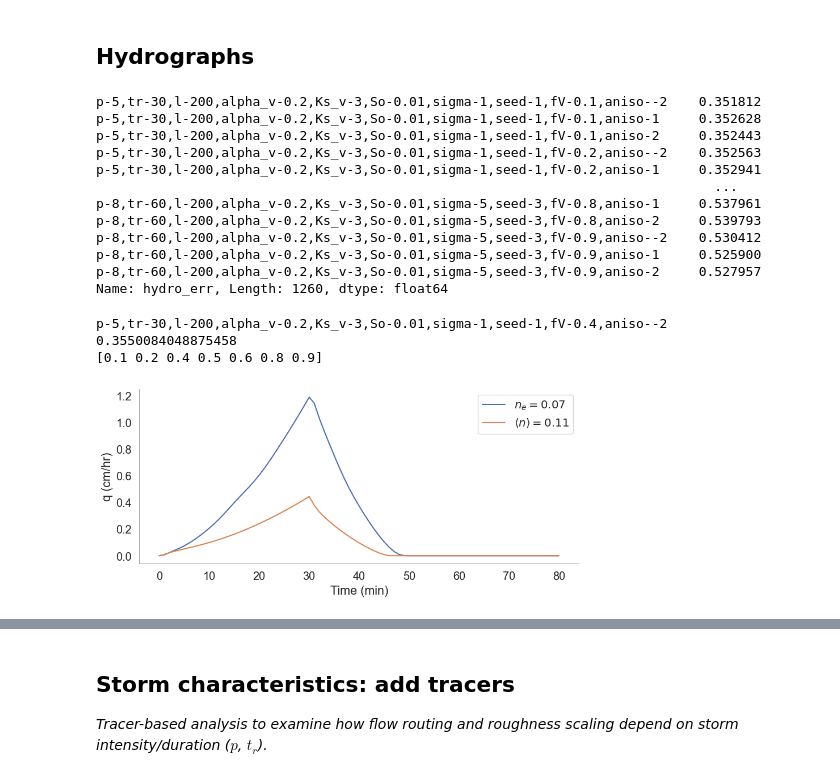
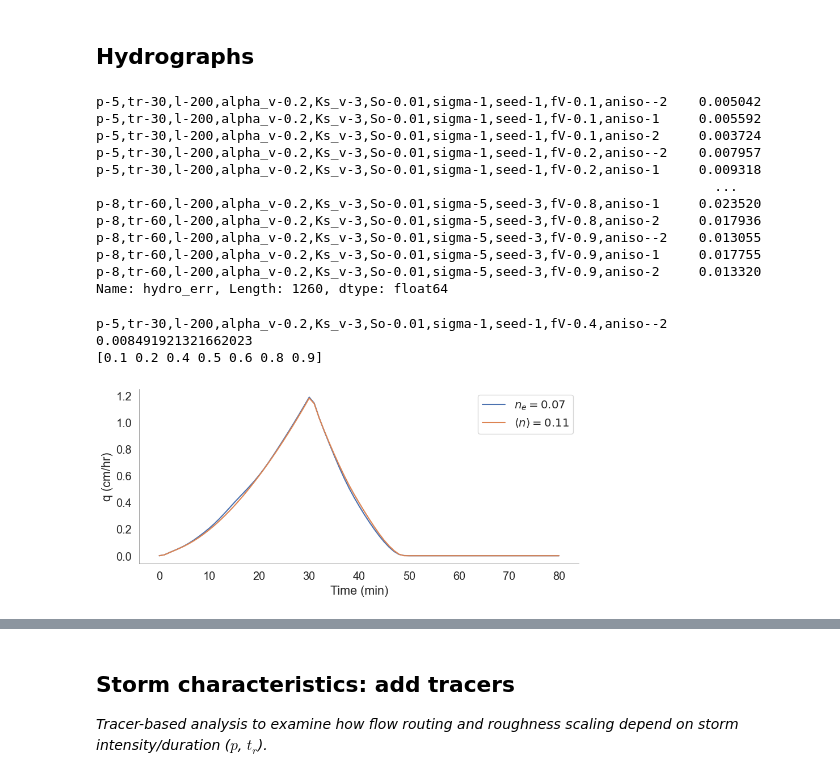
Before and after one commit to octavia-crompton/roughness-scale, a Jupyter notebook: notebooks/roughness_scale-compute.ipynb, the cells around one changed output, grey strips where cells are left out. Cells and saved outputs as stored; diff of their text form; code cells hidden in the pictures.

```diff
--- a/notebooks/roughness_scale-compute.ipynb
+++ b/notebooks/roughness_scale-compute.ipynb
@@ -90,4 +90,4 @@ def load_output(out_dir, load = 1):
     return summary, badlist, sim_list
 # %%
 out_dir = os.path.join(project_dir, "runaround_smooth")
-summary, badlist, sim_list = load_output(out_dir, load = 0)
+summary, badlist, sim_list = load_output(out_dir, load = 1)
@@ -980,41 +968,41 @@ dtype: float64
 # %%
  summary.query(" hydro_err < 10  ")['hydro_err']
 # %% [output]
-p-5,tr-30,l-200,alpha_v-0.2,Ks_v-3,So-0.01,sigma-1,seed-1,fV-0.1,aniso--2    0.351812
-p-5,tr-30,l-200,alpha_v-0.2,Ks_v-3,So-0.01,sigma-1,seed-1,fV-0.1,aniso-1     0.352628
-p-5,tr-30,l-200,alpha_v-0.2,Ks_v-3,So-0.01,sigma-1,seed-1,fV-0.1,aniso-2     0.352443
-p-5,tr-30,l-200,alpha_v-0.2,Ks_v-3,So-0.01,sigma-1,seed-1,fV-0.2,aniso--2    0.352563
-p-5,tr-30,l-200,alpha_v-0.2,Ks_v-3,So-0.01,sigma-1,seed-1,fV-0.2,aniso-1     0.352941
+p-5,tr-30,l-200,alpha_v-0.2,Ks_v-3,So-0.01,sigma-1,seed-1,fV-0.1,aniso--2    0.005042
+p-5,tr-30,l-200,alpha_v-0.2,Ks_v-3,So-0.01,sigma-1,seed-1,fV-0.1,aniso-1     0.005592
+p-5,tr-30,l-200,alpha_v-0.2,Ks_v-3,So-0.01,sigma-1,seed-1,fV-0.1,aniso-2     0.003724
+p-5,tr-30,l-200,alpha_v-0.2,Ks_v-3,So-0.01,sigma-1,seed-1,fV-0.2,aniso--2    0.007957
+p-5,tr-30,l-200,alpha_v-0.2,Ks_v-3,So-0.01,sigma-1,seed-1,fV-0.2,aniso-1     0.009318
                                                                                ...
-p-8,tr-60,l-200,alpha_v-0.2,Ks_v-3,So-0.01,sigma-5,seed-3,fV-0.8,aniso-1     0.537961
-p-8,tr-60,l-200,alpha_v-0.2,Ks_v-3,So-0.01,sigma-5,seed-3,fV-0.8,aniso-2     0.539793
-p-8,tr-60,l-200,alpha_v-0.2,Ks_v-3,So-0.01,sigma-5,seed-3,fV-0.9,aniso--2    0.530412
-p-8,tr-60,l-200,alpha_v-0.2,Ks_v-3,So-0.01,sigma-5,seed-3,fV-0.9,aniso-1     0.525900
-p-8,tr-60,l-200,alpha_v-0.2,Ks_v-3,So-0.01,sigma-5,seed-3,fV-0.9,aniso-2     0.527957
+p-8,tr-60,l-200,alpha_v-0.2,Ks_v-3,So-0.01,sigma-5,seed-3,fV-0.8,aniso-1     0.023520
+p-8,tr-60,l-200,alpha_v-0.2,Ks_v-3,So-0.01,sigma-5,seed-3,fV-0.8,aniso-2     0.017936
+p-8,tr-60,l-200,alpha_v-0.2,Ks_v-3,So-0.01,sigma-5,seed-3,fV-0.9,aniso--2    0.013055
+p-8,tr-60,l-200,alpha_v-0.2,Ks_v-3,So-0.01,sigma-5,seed-3,fV-0.9,aniso-1     0.017755
+p-8,tr-60,l-200,alpha_v-0.2,Ks_v-3,So-0.01,sigma-5,seed-3,fV-0.9,aniso-2     0.013320
 Name: hydro_err, Length: 1260, dtype: float64
 # %%
 fig, ax = plt.subplots(1, figsize = (10,4))
 sim = summary.query(" hydro_err < 1  ").iloc[6]
 
 ax.plot(sim.t/60,sim.hydro,   label = "$n_{e}"+"={0:.2f}$".format(sim.r_equiv))
 
-ax.plot(sim.t[:len(sim.equiv_hydro)]/60, sim.equiv_hydro[::2],
+ax.plot(sim.t[:len(sim.equiv_hydro)]/60, sim.equiv_hydro,
         label = r"$\langle n \rangle$" +"$={0:.2f}$".format(sim['<n>']))
 subset= summary_equiv.query("L == {0} and p == 8".format(sim.L))
 for key in subset.index[0:]:
     ax.plot(subset.loc[key].t/60,subset.loc[key].hydro, 'g', alpha = 0.1)
 ax.legend()
 ax.set_xlabel("Time (min)")
 ax.set_ylabel("q (cm/hr)")
 ax.text(1.5, 0., ' ', transform=ax.transAxes, ha="left", va="top",
             fontsize = 18, style = 'italic');
 print (sim.name, sim.hydro_err)
 
 print(summary.fV.unique())
 # %% [output]
-p-5,tr-30,l-200,alpha_v-0.2,Ks_v-3,So-0.01,sigma-1,seed-1,fV-0.4,aniso--2 0.3550084048875458
+p-5,tr-30,l-200,alpha_v-0.2,Ks_v-3,So-0.01,sigma-1,seed-1,fV-0.4,aniso--2 0.008491921321662023
 [0.1 0.2 0.4 0.5 0.6 0.8 0.9]
-[figure, old version]
+[figure, new version]
 # %%
 def plot_q_compare(sim, ax):
 
```
Also changed, not shown: parts of 14 cells of this notebook, 1 other file.
